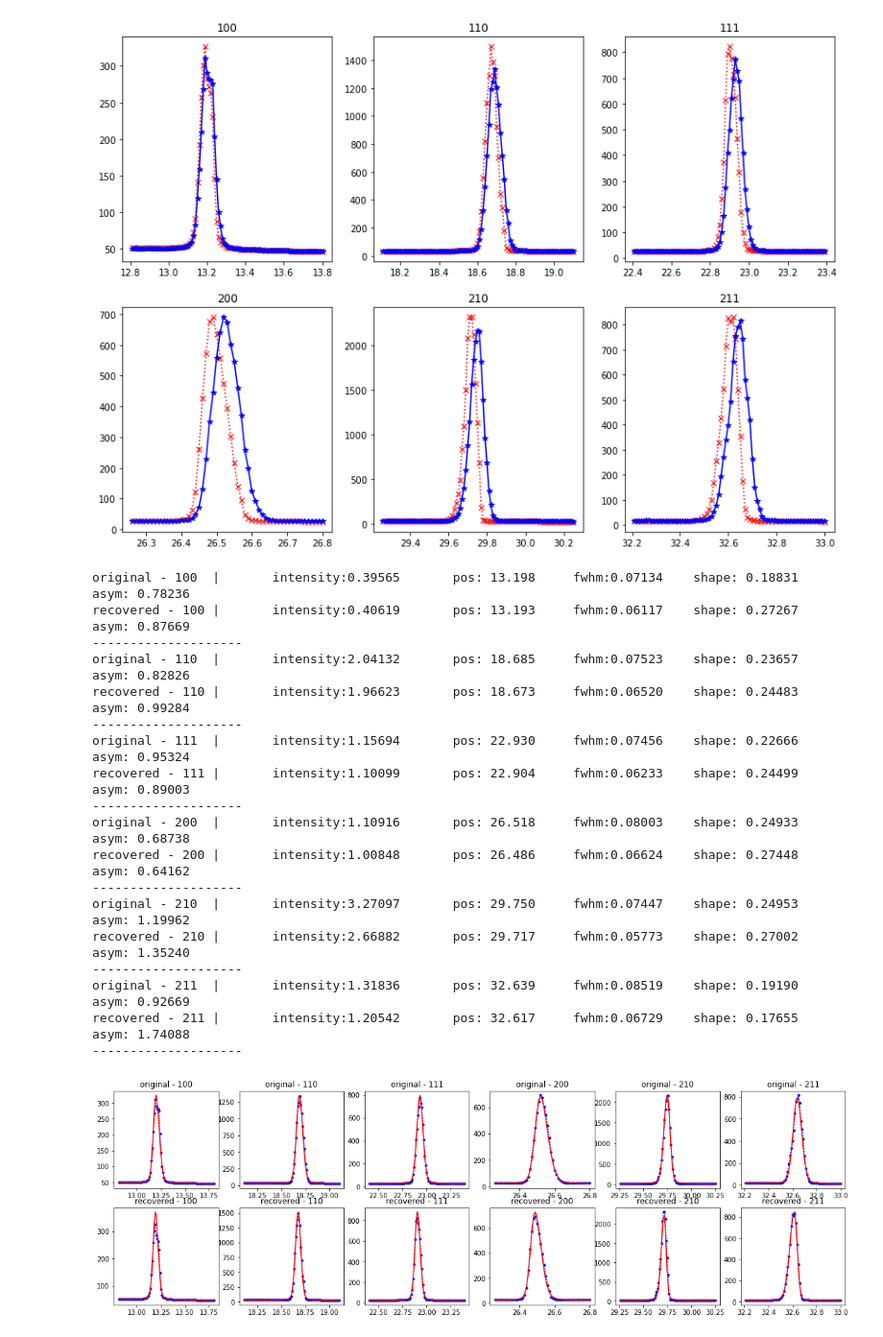
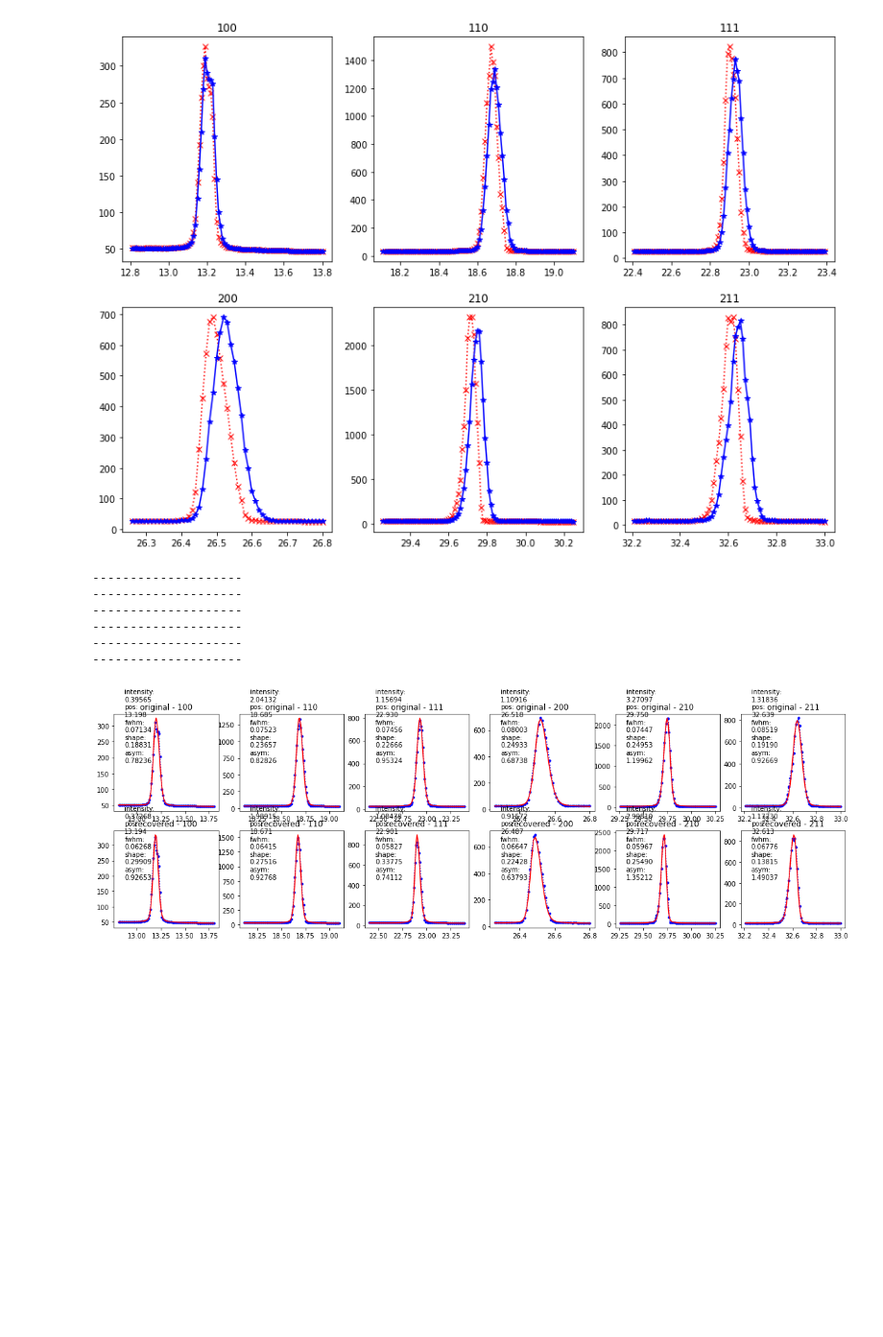
Before and after one commit to maxiv-science/xtrace, a Jupyter notebook: notebooks/presentation.ipynb, the cells around one changed output. Shown: that part at 96% size. Cells and saved outputs as stored; diff of their text form; code cells hidden in the pictures; blank space fills up the shorter version.

Commit message:
annotated

```diff
--- a/notebooks/presentation.ipynb
+++ b/notebooks/presentation.ipynb
@@ -216,35 +216,25 @@ for i, (name, slc) in enumerate(peak_slices.items()):
 # %%
 from fit_asym_voigt import fit
 import itertools
 
 stages = {"original": az_img_smooth, "recovered": az_recovered}
 fig, axs = plt.subplots(2, 6, figsize=(20,6))
 for p, (peak_name, mask) in enumerate(peak_slices.items()):
     for i, (src_name, az_src) in enumerate(stages.items()):
         peak_fit, p1 = fit(xtth[mask], az_src[mask])
-        print(f'{src_name} - {peak_name}\t|\tintensity:{p1[0]:.5f}\tpos: {p1[1]*rad2deg:.3f}\tfwhm:' \
-              f'{p1[2]*rad2deg:.5f}\tshape: {p1[3]:.5f}\t  asym: {p1[4]:.5f}')
         axs[i,p].plot(deg_xtth[mask], az_src[mask], 'b:.')
         axs[i,p].plot(deg_xtth[mask], peak_fit, 'r')
         axs[i,p].set_title(f'{src_name} - {peak_name}')
+        axs[i,p].annotate(f'intensity:\n{p1[0]:.5f}\npos:\n{p1[1]*rad2deg:.3f}\nfwhm:\n'\
+              f'{p1[2]*rad2deg:.5f}\nshape:\n{p1[3]:.5f}\nasym:\n{p1[4]:.5f}',
+                xy=(0.1, 0.5),
+                xycoords='axes fraction')
     print("-"*20)
 # %% [output]
-original - 100  |       intensity:0.39565       pos: 13.198     fwhm:0.07134    shape: 0.18831    asym: 0.78236
-recovered - 100 |       intensity:0.40619       pos: 13.193     fwhm:0.06117    shape: 0.27267    asym: 0.87669
 --------------------
-original - 110  |       intensity:2.04132       pos: 18.685     fwhm:0.07523    shape: 0.23657    asym: 0.82826
-recovered - 110 |       intensity:1.96623       pos: 18.673     fwhm:0.06520    shape: 0.24483    asym: 0.99284
 --------------------
-original - 111  |       intensity:1.15694       pos: 22.930     fwhm:0.07456    shape: 0.22666    asym: 0.95324
-recovered - 111 |       intensity:1.10099       pos: 22.904     fwhm:0.06233    shape: 0.24499    asym: 0.89003
 --------------------
-original - 200  |       intensity:1.10916       pos: 26.518     fwhm:0.08003    shape: 0.24933    asym: 0.68738
-recovered - 200 |       intensity:1.00848       pos: 26.486     fwhm:0.06624    shape: 0.27448    asym: 0.64162
 --------------------
-original - 210  |       intensity:3.27097       pos: 29.750     fwhm:0.07447    shape: 0.24953    asym: 1.19962
-recovered - 210 |       intensity:2.66882       pos: 29.717     fwhm:0.05773    shape: 0.27002    asym: 1.35240
 --------------------
-original - 211  |       intensity:1.31836       pos: 32.639     fwhm:0.08519    shape: 0.19190    asym: 0.92669
-recovered - 211 |       intensity:1.20542       pos: 32.617     fwhm:0.06729    shape: 0.17655    asym: 1.74088
 --------------------
-[figure, old version]
+[figure, new version]
```
